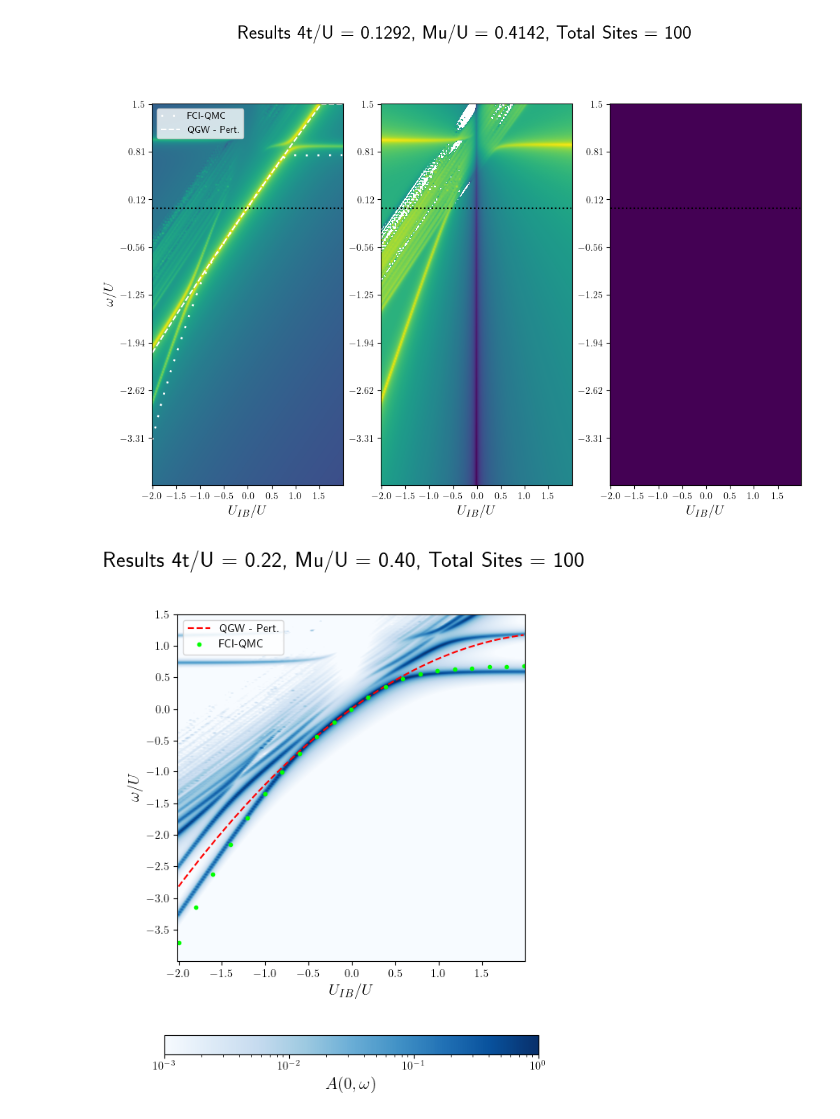
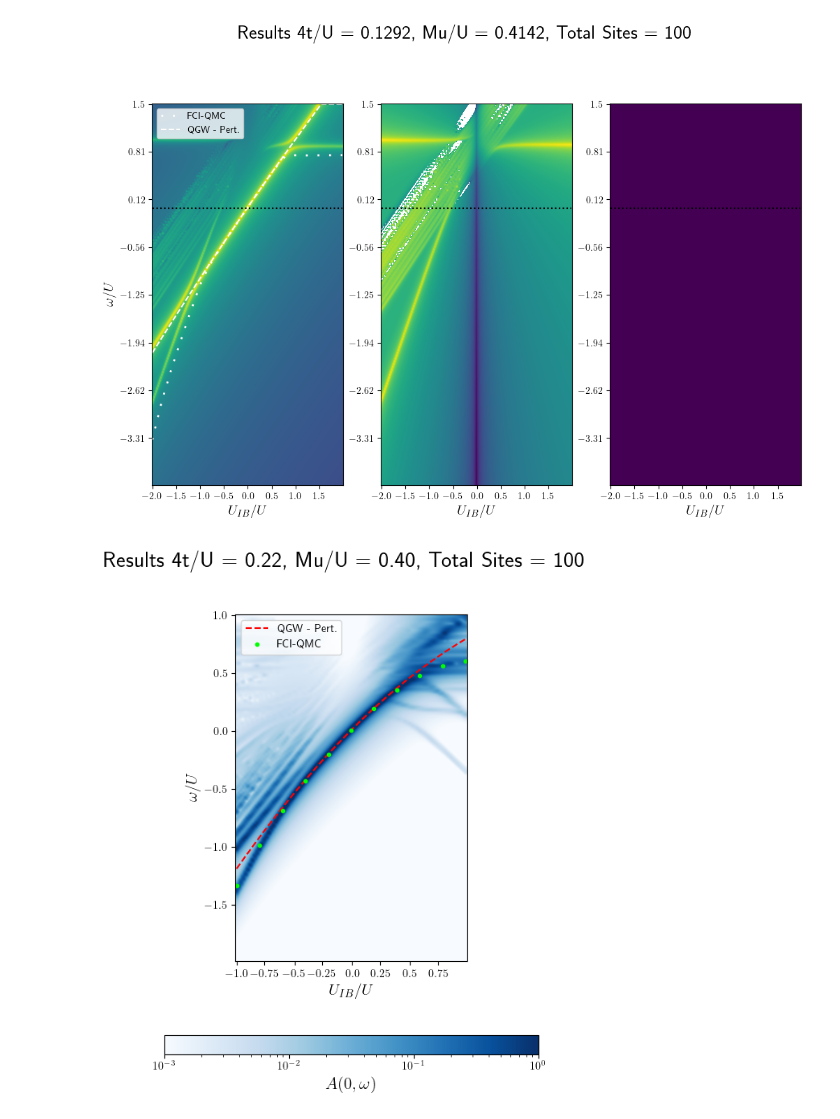
Before and after one commit to ragheedalhyder/BoseHubbard, a Jupyter notebook: src/Spectral_Density_vs_UIB_SCT.ipynb, the cells around one changed output. Cells and saved outputs as stored; diff of their text form; code cells hidden in the pictures.

```diff
--- a/src/Spectral_Density_vs_UIB_SCT.ipynb
+++ b/src/Spectral_Density_vs_UIB_SCT.ipynb
@@ -41,14 +41,19 @@ M = Lx * Ly
 
 grid = Grid(Lx, Ly)
 
+
+num_en = 150 #150 # 100
+num_UIB = 100 # 100
+en_vector = np.linspace(-2,1,num_en)
+UIBs = np.linspace(-1, 1, num_UIB)
 # num_en = 400 #150 # 100
 # num_UIB = 200 # 100
 # en_vector = np.linspace(-4,1.5,num_en)
 # UIBs = np.linspace(-2, 2, num_UIB)
-num_en = 400 #150 # 100
-num_UIB = 200 # 100
-en_vector = np.linspace(-4,1.5,num_en)
-UIBs = np.linspace(-2, 2, num_UIB)
+# num_en = 400 #150 # 100
+# num_UIB = 200 # 100
+# en_vector = np.linspace(-4,1.5,num_en)
+# UIBs = np.linspace(-2, 2, num_UIB)
 # %%
 ### RUN THIS BLOCK IF LOADING FROM A FILE. ###
 
@@ -118,11 +123,11 @@ for count, UIB in enumerate(UIBs):
 
     for epol_ind in range(len(en_vector)):
         # # Non-self consistent
-        # Epol_NSC = en_vector[epol_ind] - UIB # 0th iteration has mean-field energy for the self energy.
-        # self_energy = Self_Energy(Epol_NSC, grid, params, verts, omegaklambda)
-        # output_NSC = self_energy.calculate_self_energy()
+        Epol_NSC = en_vector[epol_ind] # 0th iteration has mean-field energy for the self energy.
+        self_energy = Self_Energy(Epol_NSC, grid, params, verts, omegaklambda)
+        output_NSC = self_energy.calculate_self_energy()
         # # Self consistent
-        Epol_SC = en_vector[epol_ind] -UIB #- output_NSC[6]
+        Epol_SC = en_vector[epol_ind] - output_NSC[6]
         self_energy = Self_Energy(Epol_SC, grid, params, verts, omegaklambda)
         output_SC = self_energy.calculate_self_energy()
         SE[:, epol_ind] = output_SC
@@ -174,10 +179,10 @@ Ep_M_t_0p045 = np.array([-3.34760259720932,-2.7917082543896,-2.3303271384676,-1.
 Ep_M_t_0p075 = np.array([-3.71328588779593,-3.14483168808094,-2.62258419432595,-2.1551068982953,-1.73262393074881,-1.34861869820071,-1.00442684678702,-0.70369039596017,-0.44212383269712,-0.210016564128341,0,0.189275780396277,0.352458736116826,0.47760910086735,0.558686911985995,0.605104950050664,0.634424001946133,0.653466838694103,0.667853028687259,0.677506556582985,0.686418902079267])
 
 
-# UIBs_M = np.array([-1.0,-0.8,-0.6,-0.4,-0.2,0.0,0.2,0.4,0.6,0.8,1.0])
-# Ep_M_t_0p075 = np.array([-1.34861869820071,-1.00442684678702,-0.70369039596017,-0.44212383269712,-0.210016564128341,0,0.189275780396277,0.352458736116826,0.47760910086735,0.558686911985995,0.605104950050664])
-# #Ep_M_error_t_0p075 = np.array([7.30E-08,4.22E-08,2.41E-08,1.00E-08,2.24E-09,0,3.38E-09,1.31E-08,3.41E-08,6.72E-08,1.01E-07])
-# #np.interp(-1.5,UIBs_M, Ep_M_t_0p045)
+UIBs_M = np.array([-1.0,-0.8,-0.6,-0.4,-0.2,0.0,0.2,0.4,0.6,0.8,1.0])
+Ep_M_t_0p075 = np.array([-1.34861869820071,-1.00442684678702,-0.70369039596017,-0.44212383269712,-0.210016564128341,0,0.189275780396277,0.352458736116826,0.47760910086735,0.558686911985995,0.605104950050664])
+#Ep_M_error_t_0p075 = np.array([7.30E-08,4.22E-08,2.41E-08,1.00E-08,2.24E-09,0,3.38E-09,1.31E-08,3.41E-08,6.72E-08,1.01E-07])
+#np.interp(-1.5,UIBs_M, Ep_M_t_0p045)
 # %%
 
 plt.rcParams['text.usetex'] = True
@@ -291,7 +296,7 @@ fig, ax1 = plt.subplots(ncols = 1, figsize = (6,8))
 
 # Create the plot
 # Set the aspect ratio to the ratio of the number of x points to the number of y points
-aspect_ratio = 0.5#0.5#'auto'#1
+aspect_ratio = 1#0.5#0.5#'auto'#1
 color_map = 'Blues'
 interp = 'bicubic'
 im1 = ax1.imshow(np.abs(SpectralFuncs_rot), interpolation = interp, cmap=color_map, aspect = aspect_ratio, norm=matplotlib.colors.LogNorm())
@@ -300,7 +305,7 @@ im1 = ax1.imshow(np.abs(SpectralFuncs_rot), interpolation = interp, cmap=color_m
 # Select a subset of dJUs and en_vector for the ticks
 num_xticks = 9
 #num_yticks = 12
-num_yticks = 12#7
+num_yticks = 7#7
 xticks = np.linspace(0, SpectralFuncs_rot.shape[1], num_xticks, endpoint=True, dtype=int)
 yticks = np.linspace(0, SpectralFuncs_rot.shape[0], num_yticks, endpoint=True, dtype=int)
 
@@ -333,34 +338,34 @@ idx = np.searchsorted(en_vector, 0, side="left") # find \omega = 0
 #muU = 0.41
 #M = 100
 
 
 
 #X, Y = np.meshgrid(UIBs, omega0s + omega1s + omega2s)
 # ax2 = ax.twinx()
 # Transform the y-coordinates of the plot to match the image coordinates
 plot_x = np.interp(UIBs, (UIBs.min(), UIBs.max()), (0, SpectralFuncs_rot.shape[1]-1))
 plot_y = SpectralFuncs_rot.shape[0] - 1 - np.interp(omega0s + omega1s + omega2s, (en_vector.min(), en_vector.max()), (0, SpectralFuncs_rot.shape[0]-1))
 plot_non_T = SpectralFuncs_rot.shape[0] - 1 - np.interp(np.real(Sigma_rot[idx,:]), (en_vector.min(), en_vector.max()), (0, SpectralFuncs_rot.shape[0]-1))
 plot_0 = len(en_vector) - idx + np.zeros(len(plot_y))
 
 # Overlay the plot on top of the imshow figure
 fig.suptitle(f"Results 4t/U = {dJU:0.4f}, Mu/U = {muU:0.4f}, Total Sites = {M}", fontsize = 20)
 ax1.plot(plot_x, plot_y, linestyle = '--', label='QGW - Pert.', color='red', linewidth=1.5)
 #ax1.plot(plot_x, plot_non_T, linestyle = ':', label='NSC:  Ladder', color='white', linewidth=1.5)
 #ax1.plot(plot_x, plot_0, linestyle = '-', color='white', linewidth=1.5)
 #ax2.plot(plot_x, plot_y, linestyle = '--', label='Perturbative - Rayl. Schr.', color='white', linewidth=1.5)
 
 Ep_M = Ep_M_t_0p075
 plot_x = np.interp(UIBs_M, (UIBs_M.min(), UIBs_M.max()), (0, SpectralFuncs_rot.shape[1]-1))
 plot_y = SpectralFuncs_rot.shape[0] - 1 - np.interp(Ep_M, (en_vector.min(), en_vector.max()), (0, SpectralFuncs_rot.shape[0]-1))
 fig.suptitle(f"Results 4t/U = {dJU:0.2f}, Mu/U = {muU:0.2f}, Total Sites = {M}", fontsize = 20)
 ax1.plot(plot_x, plot_y, '.', label='FCI-QMC', color='lime')
 
 ax1.legend()
 
 plt.show()
 # %% [output]
-[figure, old version]
+[figure, new version]
 # %%
 ## Save the figure
 #filename = f'../figs/Spectral_Line_UIB_Scan/dJU_{dJU}_Mu_{muU:.2f}_M_{grid.M}_N_{N}_num_en_{num_en}_num_UIB_{num_UIB}.pdf'
```
Also changed, not shown: parts of 3 cells of this notebook, 7 other files.
